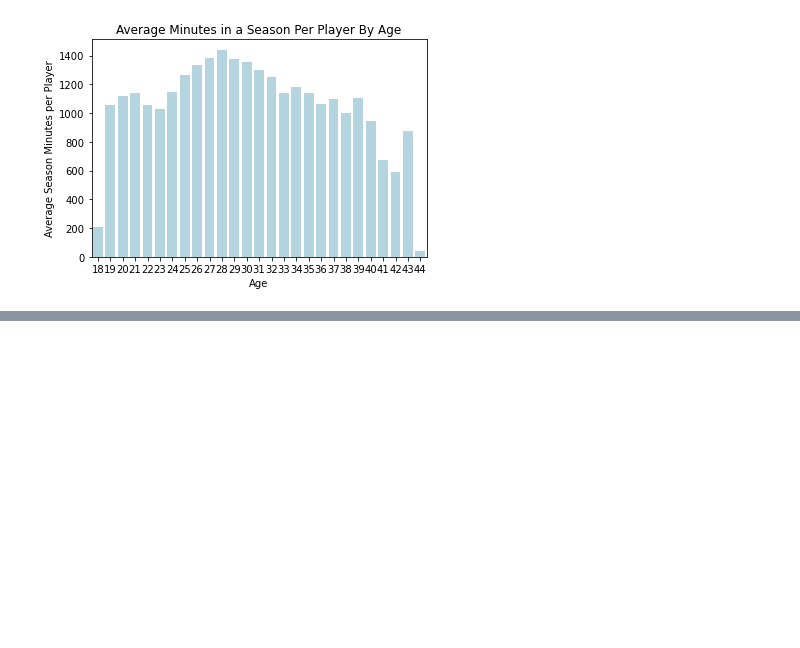
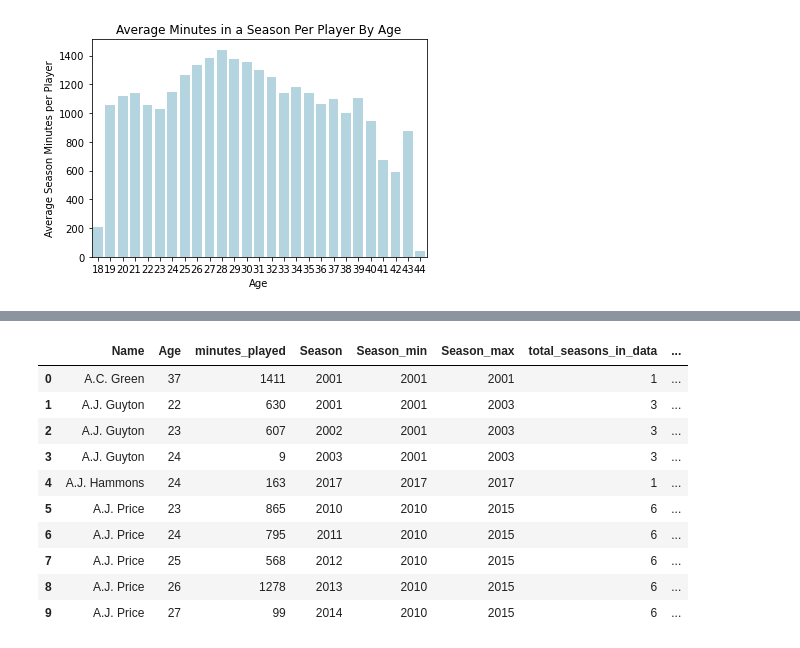
Before and after one commit to CaseySteele24/NBA, a Jupyter notebook: Minute Projections/2021-22_player_min_projections.ipynb, the cells around one changed output, grey strips where cells are left out. Saved outputs shown, nothing was run; the diff lists cells and outputs as text; code cells hidden in the pictures; blank space fills up the shorter version.

```diff
--- a/Minute Projections/2021-22_player_min_projections.ipynb
+++ b/Minute Projections/2021-22_player_min_projections.ipynb
@@ -291,0 +358,19 @@ plt.show()
+# %%
+# need to offset this so last year's rolling average will be used to predict this years minutes
+lag_columns = ['Name', 'last_3_yr_avg']
+lag_df = minutes_df[lag_columns]
+minutes_df['lag_last_3_yr_avg'] = lag_df.groupby("Name").shift(+1)
+# %%
+minutes_df.head(10)
+# %% [output]
+|  | Name | Age | minutes_played | Season | Season_min | Season_max | total_seasons_in_data | ... |
+| 0 | A.C. Green | 37 | 1411 | 2001 | 2001 | 2001 | 1 | ... |
+| 1 | A.J. Guyton | 22 | 630 | 2001 | 2001 | 2003 | 3 | ... |
+| 2 | A.J. Guyton | 23 | 607 | 2002 | 2001 | 2003 | 3 | ... |
+| 3 | A.J. Guyton | 24 | 9 | 2003 | 2001 | 2003 | 3 | ... |
+| 4 | A.J. Hammons | 24 | 163 | 2017 | 2017 | 2017 | 1 | ... |
+| 5 | A.J. Price | 23 | 865 | 2010 | 2010 | 2015 | 6 | ... |
+| 6 | A.J. Price | 24 | 795 | 2011 | 2010 | 2015 | 6 | ... |
+| 7 | A.J. Price | 25 | 568 | 2012 | 2010 | 2015 | 6 | ... |
+| 8 | A.J. Price | 26 | 1278 | 2013 | 2010 | 2015 | 6 | ... |
+| 9 | A.J. Price | 27 | 99 | 2014 | 2010 | 2015 | 6 | ... |
```
Also changed, not shown: parts of 15 cells of this notebook.
